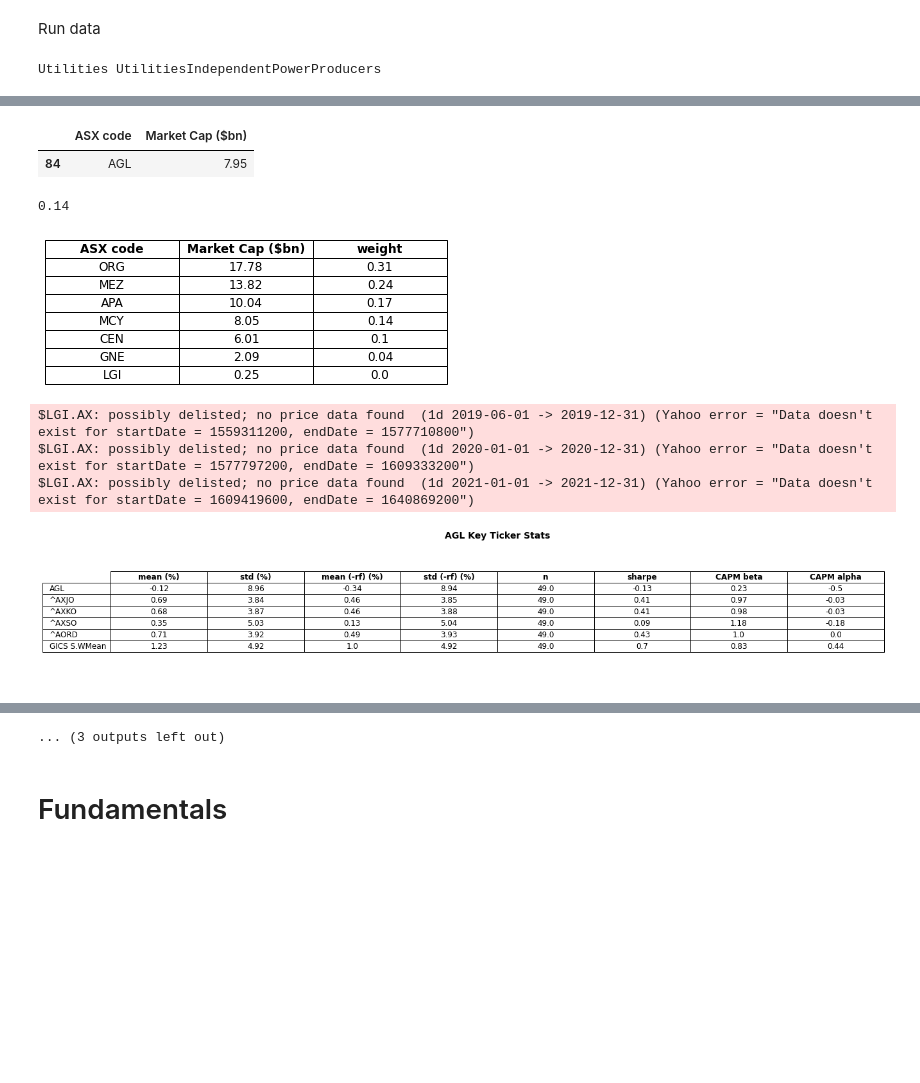
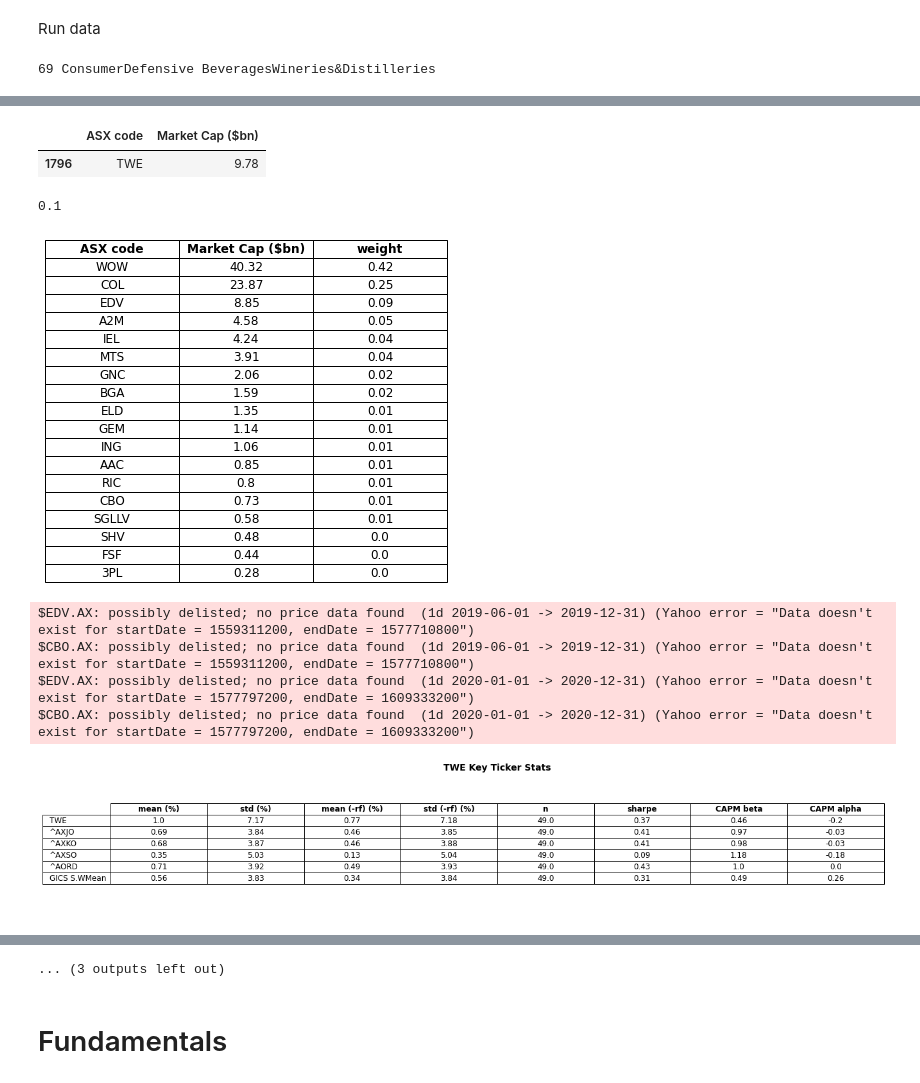
Before and after one commit to TGChenZP/HuangPu_EquityResearchPlatform, a Jupyter notebook: notebook/analysis.ipynb, the cells around one changed output, grey strips where cells are left out. Drawn from its saved outputs; the diff is of its cells as text; code cells hidden in the pictures; blank space fills up the shorter version.

```diff
--- a/notebook/analysis.ipynb
+++ b/notebook/analysis.ipynb
@@ -13,7 +13,7 @@ from utils.data import *
 from utils.params import *
 from utils.pdf import *
 # %%
-TICKER = 'AGL'
+TICKER = 'TWE'
 COUNTRY = 'AU'
 first_end_of_quarter = '2020-06'
 last_end_of_quarter = '2024-06'
@@ -33,6 +33,8 @@ if COUNTRY == 'AU':
     asx_gics_df = get_asx_gics()
 
     # get same gics tickers
+    market_value_rank = get_market_value_rank(
+        TICKER, asx_gics_df)
     AU_top_list_dict = get_top_ASX_companies_list(asx_companies_directory_df)
     ASX_ticker_gics_dict = get_ASX_ticker_gics(TICKER, asx_gics_df)
     same_gics_ASX_tickers_dict = get_same_gics_ASX_tickers(asx_gics_df,
@@ -40,7 +42,8 @@ if COUNTRY == 'AU':
     comparable_ASX_tickers_dict = get_comparable_ASX_tickers(
         TICKER, same_gics_ASX_tickers_dict)
 
-    print(ASX_ticker_gics_dict['Sector'], ASX_ticker_gics_dict['Industry'])
+    print(market_value_rank,
+          ASX_ticker_gics_dict['Sector'], ASX_ticker_gics_dict['Industry'])
 
     same_industry_ASX_tickers_mcap_df = get_same_gics_ASX_MCap_weights(TICKER,
                                                                        asx_companies_directory_df, comparable_ASX_tickers_dict)
@@ -150,5 +153,5 @@ historical_splits = get_historical_splits(
     TICKER, historical_prices_dict, COUNTRY)
 plot_splits_over_time(TICKER, historical_prices_dict, COUNTRY)
 # %% [output]
-Utilities UtilitiesIndependentPowerProducers
+69 ConsumerDefensive BeveragesWineries&Distilleries
 |  | ASX code | Market Cap | weight |
@@ -162,8 +174,9 @@ Utilities UtilitiesIndependentPowerProducers
 |  | ASX code | Market Cap ($bn) |
-| 84 | AGL | 7.95 |
+| 1796 | TWE | 9.78 |
-0.14
+0.1
-[figure, old version]
+[figure, new version]
-$LGI.AX: possibly delisted; no price data found  (1d 2019-06-01 -> 2019-12-31) (Yahoo error = "Data doesn't exist for startDate = 1559311200, endDate = 1577710800")
-$LGI.AX: possibly delisted; no price data found  (1d 2020-01-01 -> 2020-12-31) (Yahoo error = "Data doesn't exist for startDate = 1577797200, endDate = 1609333200")
-$LGI.AX: possibly delisted; no price data found  (1d 2021-01-01 -> 2021-12-31) (Yahoo error = "Data doesn't exist for startDate = 1609419600, endDate = 1640869200")
+$EDV.AX: possibly delisted; no price data found  (1d 2019-06-01 -> 2019-12-31) (Yahoo error = "Data doesn't exist for startDate = 1559311200, endDate = 1577710800")
+$CBO.AX: possibly delisted; no price data found  (1d 2019-06-01 -> 2019-12-31) (Yahoo error = "Data doesn't exist for startDate = 1559311200, endDate = 1577710800")
+$EDV.AX: possibly delisted; no price data found  (1d 2020-01-01 -> 2020-12-31) (Yahoo error = "Data doesn't exist for startDate = 1577797200, endDate = 1609333200")
+$CBO.AX: possibly delisted; no price data found  (1d 2020-01-01 -> 2020-12-31) (Yahoo error = "Data doesn't exist for startDate = 1577797200, endDate = 1609333200")
 [figure]
```
Also changed, not shown: parts of 3 cells of this notebook.
